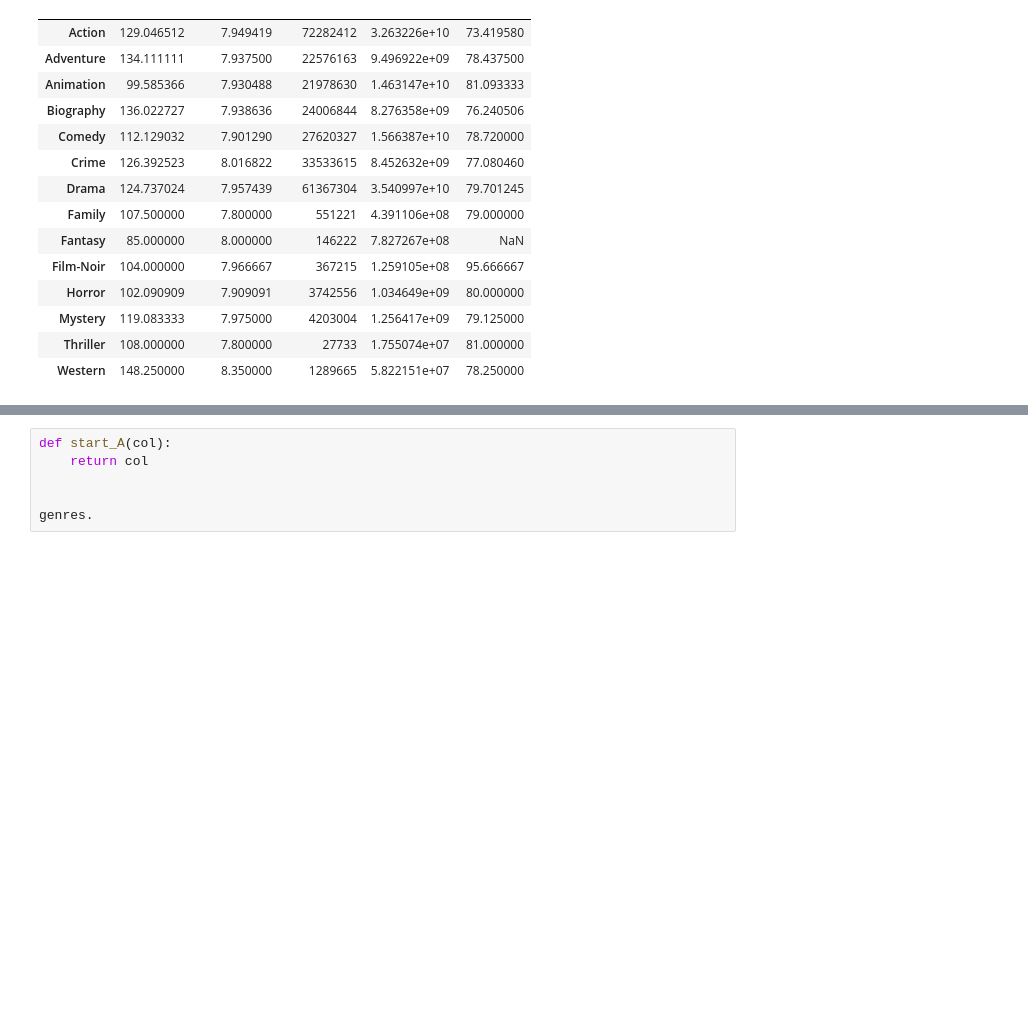
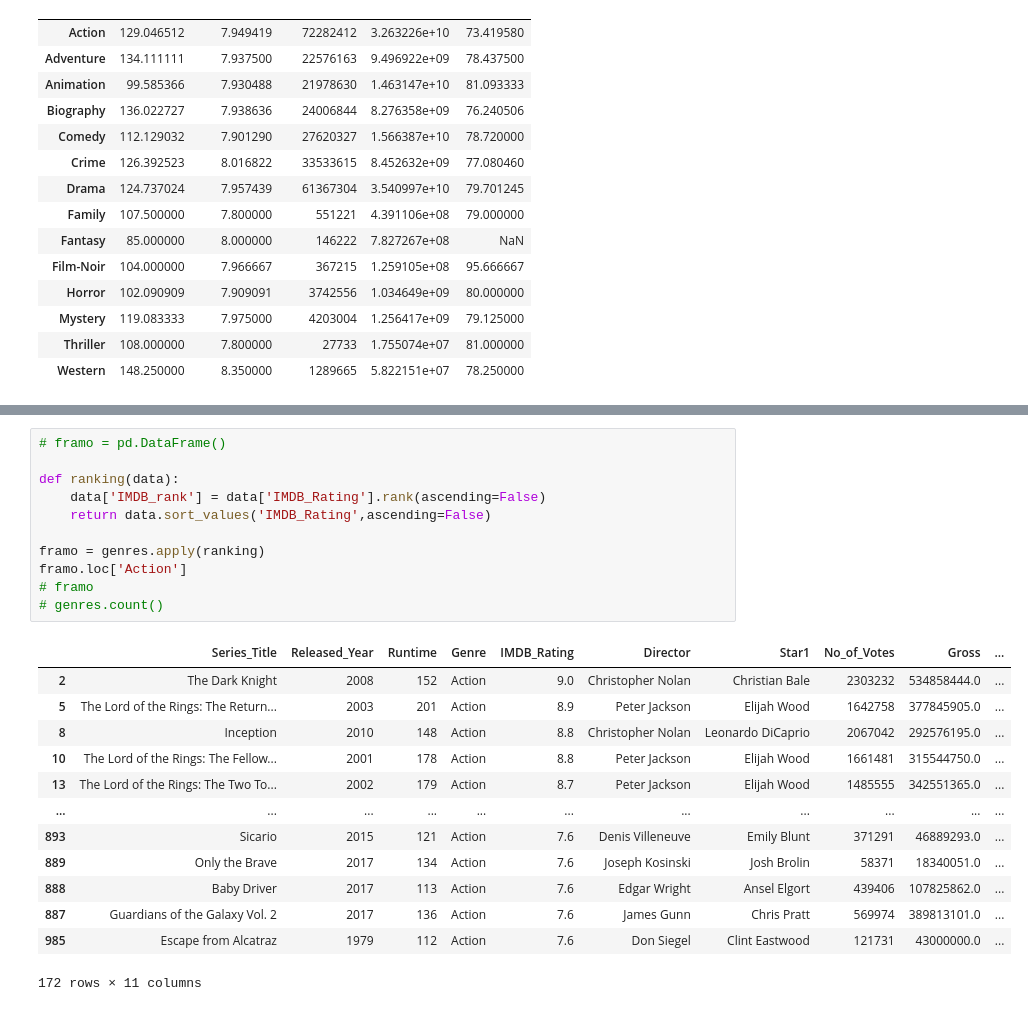
Before and after one commit to Shrikantlala24/Pandas, a Jupyter notebook: group_by_.ipynb, the cells around one changed output, grey strips where cells are left out. Saved outputs shown, nothing was run; the diff lists cells and outputs as text; blank space fills up the shorter version.

```diff
--- a/group_by_.ipynb
+++ b/group_by_.ipynb
@@ -366,8 +366,27 @@ movies.iloc[idx]
 | 700 | Wait Until Dark | 1967 | 108 | Thriller | 7.8 | Terence Young | Audrey Hepburn | 27733 | 17550741.0 | ... |
 | 12 | Il buono, il brutto, il cattivo | 1966 | 161 | Western | 8.8 | Sergio Leone | Clint Eastwood | 688390 | 6100000.0 | ... |
 # %%
-def start_A(col):
-    return col
+# framo = pd.DataFrame()
 
+def ranking(data):
+    data['IMDB_rank'] = data['IMDB_Rating'].rank(ascending=False)
+    return data.sort_values('IMDB_Rating',ascending=False)
 
-genres.
+framo = genres.apply(ranking)
+framo.loc['Action']
+# framo
+# genres.count()
+# %% [output]
+|  | Series_Title | Released_Year | Runtime | Genre | IMDB_Rating | Director | Star1 | No_of_Votes | Gross | ... |
+| 2 | The Dark Knight | 2008 | 152 | Action | 9.0 | Christopher Nolan | Christian Bale | 2303232 | 534858444.0 | ... |
+| 5 | The Lord of the Rings: The Return... | 2003 | 201 | Action | 8.9 | Peter Jackson | Elijah Wood | 1642758 | 377845905.0 | ... |
+| 8 | Inception | 2010 | 148 | Action | 8.8 | Christopher Nolan | Leonardo DiCaprio | 2067042 | 292576195.0 | ... |
+| 10 | The Lord of the Rings: The Fellow... | 2001 | 178 | Action | 8.8 | Peter Jackson | Elijah Wood | 1661481 | 315544750.0 | ... |
+| 13 | The Lord of the Rings: The Two To... | 2002 | 179 | Action | 8.7 | Peter Jackson | Elijah Wood | 1485555 | 342551365.0 | ... |
+| ... | ... | ... | ... | ... | ... | ... | ... | ... | ... | ... |
+| 893 | Sicario | 2015 | 121 | Action | 7.6 | Denis Villeneuve | Emily Blunt | 371291 | 46889293.0 | ... |
+| 889 | Only the Brave | 2017 | 134 | Action | 7.6 | Joseph Kosinski | Josh Brolin | 58371 | 18340051.0 | ... |
+| 888 | Baby Driver | 2017 | 113 | Action | 7.6 | Edgar Wright | Ansel Elgort | 439406 | 107825862.0 | ... |
+| 887 | Guardians of the Galaxy Vol. 2 | 2017 | 136 | Action | 7.6 | James Gunn | Chris Pratt | 569974 | 389813101.0 | ... |
+| 985 | Escape from Alcatraz | 1979 | 112 | Action | 7.6 | Don Siegel | Clint Eastwood | 121731 | 43000000.0 | ... |
+172 rows × 11 columns
```
Also changed, not shown: parts of 4 cells of this notebook.
